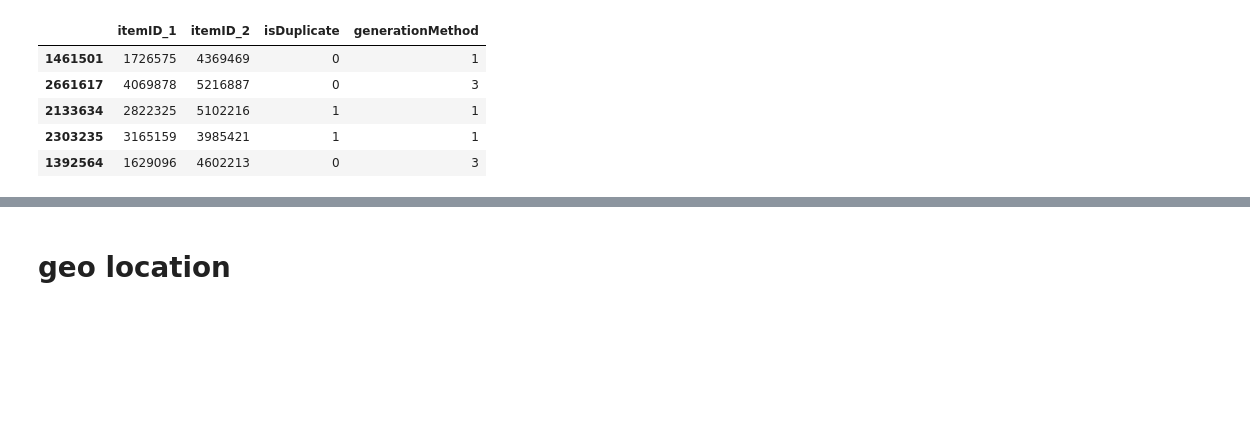
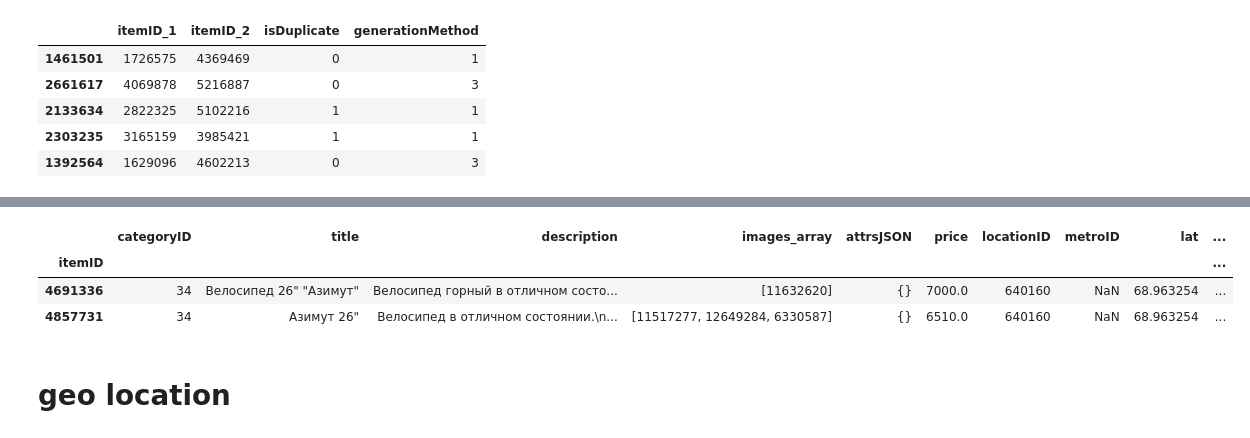
Before and after one commit to qf6101/avito-duplicate-ads-detection, a Jupyter notebook: data exploration.ipynb, the cells around one changed output, grey strips where cells are left out. Cells and saved outputs as stored; diff of their text form; code cells hidden in the pictures; blank space fills up the shorter version.

```diff
--- a/data exploration.ipynb
+++ b/data exploration.ipynb
@@ -222,2 +287,9 @@ item_info_train.loc[[2822325, 5102216]]
+# %%
+item_info_train.loc[[4691336, 4857731]]
+# %% [output]
+|  | categoryID | title | description | images_array | attrsJSON | price | locationID | metroID | lat | ... |
+| itemID |  |  |  |  |  |  |  |  |  | ... |
+| 4691336 | 34 | Велосипед 26" "Азимут" | Велосипед горный в отличном состо... | [11632620] | {} | 7000.0 | 640160 | NaN | 68.963254 | ... |
+| 4857731 | 34 | Азимут 26" | Велосипед в отличном состоянии.\n... | [11517277, 12649284, 6330587] | {} | 6510.0 | 640160 | NaN | 68.963254 | ... |
 # %% [markdown]
 # geo location
```
Also changed, not shown: parts of 14 cells of this notebook.
